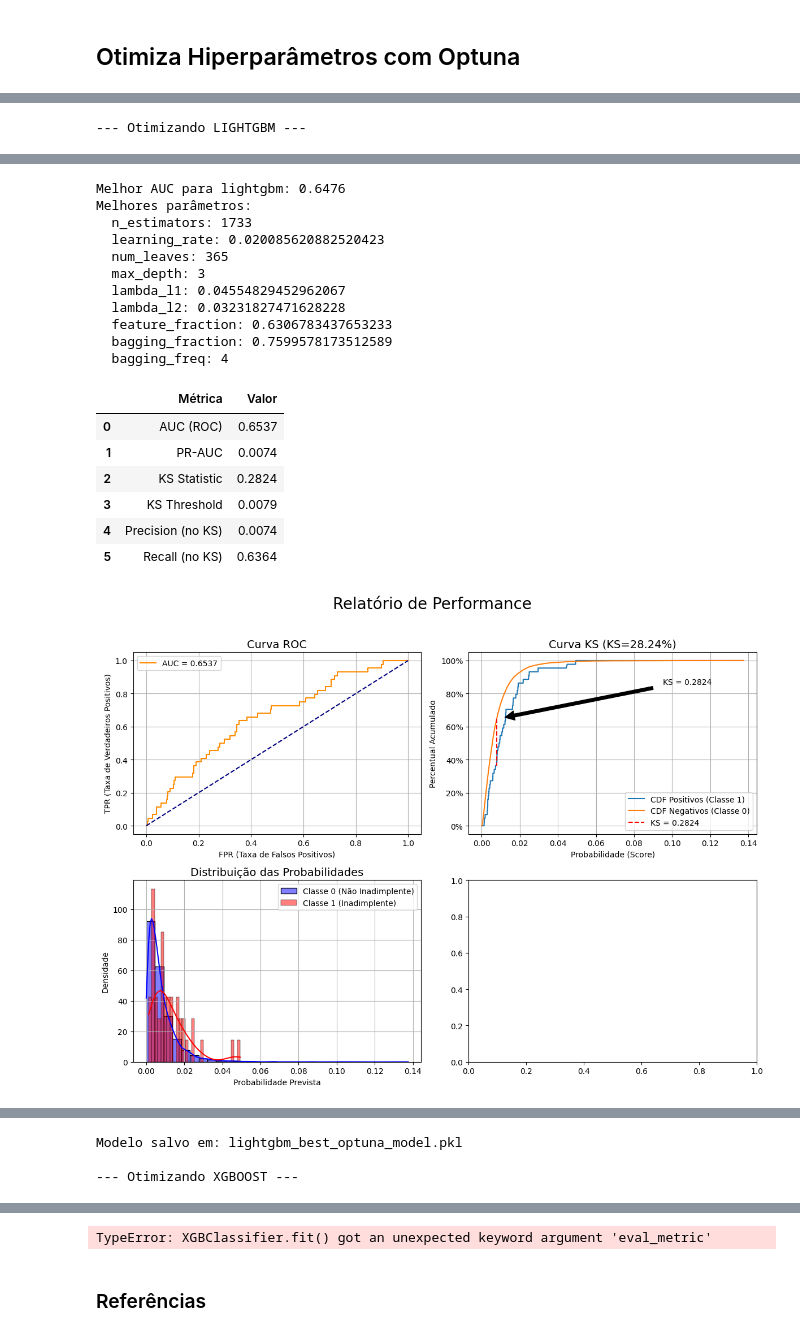
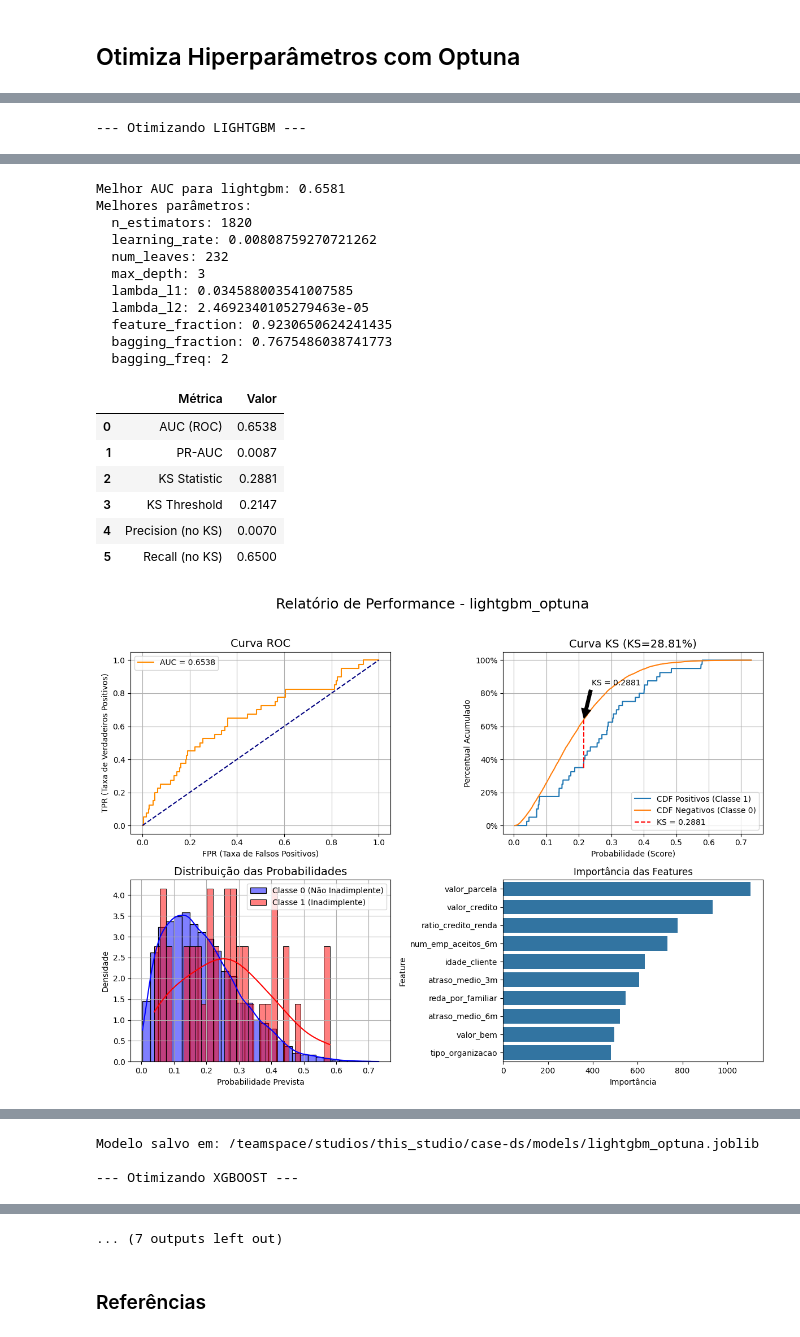
Before and after one commit to JVMergulho/case-ds, a Jupyter notebook: notebooks/criar_modelo.ipynb, the cells around one changed output, grey strips where cells are left out. Drawn from its saved outputs; the diff is of its cells as text; code cells hidden in the pictures.

Commit message:
optimaze with optuna and add psi analyzes

```diff
--- a/notebooks/criar_modelo.ipynb
+++ b/notebooks/criar_modelo.ipynb
@@ -860,4 +864,22 @@ search_spaces = {
         "random_strength": lambda trial: trial.suggest_float("random_strength", 1e-8, 10.0, log=True),
     }
 }
+
+params_lgbm = {
+    'class_weight': 'balanced',
+    'seed': 42,
+    'verbosity': -1  # silencia logs do LightGBM
+}
+
+params_xgboost = {
+    'scale_pos_weight': get_scale_pos_weight(y_train),
+    'seed': 42,
+    'verbosity': 0,         # silencia logs do XGBoost
+}
+
+params_catboost = {
+    'auto_class_weights': 'Balanced',
+    'random_seed': 42,
+    'logging_level': 'Silent'  # manter apenas logging_level
+}
 # %%
@@ -920,7 +938,7 @@ for model_name in search_spaces.keys():
     # Otimiza a função objective, passando os argumentos extras através de um lambda
     study.optimize(
         lambda trial: objective(trial, model_name, X_train, y_train, X_val, y_val),
-        n_trials=40  # Defina o número de tentativas que desejar
+        n_trials=50  # Defina o número de tentativas que desejar
     )
 
     # Guarda os melhores resultados
@@ -937,16 +955,11 @@ for model_name in search_spaces.keys():
     # Instancia o modelo apropriado para o tipo otimizado
     best_params = study.best_trial.params
     if model_name == "lightgbm":
-        model = lgb.LGBMClassifier(objective='binary', metric='auc', verbosity=-1, random_state=42, **best_params)
+        model = lgb.LGBMClassifier(**params_lgbm, **best_params)
     elif model_name == "xgboost":
-        model = xgb.XGBClassifier(objective='binary:logistic', eval_metric='auc', random_state=42, use_label_encoder=False, **best_params)
+        model = xgb.XGBClassifier(**params_xgboost, **best_params)
     elif model_name == "catboost":
-        model = cat.CatBoostClassifier(loss_function='Logloss', eval_metric='AUC', random_seed=42, verbose=0, **best_params)
+        model = cat.CatBoostClassifier(**params_catboost, **best_params)
 
-    # Treina, avalia e plota relatório
-    y_pred_proba, y_pred = fit_and_predict(model)
-    show_report(model, y_test, y_pred_proba)
-
-    # Salva o modelo treinado
-    save_model_and_metrics(model, evaluate_metrics(y_test, y_pred_proba), model_name)
+    run_experiment(model, experiment_name=f"{model_name}_optuna")
 # %% [output]
@@ -972,19 +985,19 @@ for model_name in search_spaces.keys():
-Melhor AUC para lightgbm: 0.6476
+Melhor AUC para lightgbm: 0.6581
 Melhores parâmetros:
-  n_estimators: 1733
-  learning_rate: 0.020085620882520423
-  num_leaves: 365
+  n_estimators: 1820
+  learning_rate: 0.00808759270721262
+  num_leaves: 232
   max_depth: 3
-  lambda_l1: 0.04554829452962067
-  lambda_l2: 0.03231827471628228
-  feature_fraction: 0.6306783437653233
-  bagging_fraction: 0.7599578173512589
-  bagging_freq: 4
+  lambda_l1: 0.034588003541007585
+  lambda_l2: 2.4692340105279463e-05
+  feature_fraction: 0.9230650624241435
+  bagging_fraction: 0.7675486038741773
+  bagging_freq: 2
 |  | Métrica | Valor |
-| 0 | AUC (ROC) | 0.6537 |
-| 1 | PR-AUC | 0.0074 |
-| 2 | KS Statistic | 0.2824 |
-| 3 | KS Threshold | 0.0079 |
-| 4 | Precision (no KS) | 0.0074 |
-| 5 | Recall (no KS) | 0.6364 |
+| 0 | AUC (ROC) | 0.6538 |
+| 1 | PR-AUC | 0.0087 |
+| 2 | KS Statistic | 0.2881 |
+| 3 | KS Threshold | 0.2147 |
+| 4 | Precision (no KS) | 0.0070 |
+| 5 | Recall (no KS) | 0.6500 |
-[figure, old version]
+[figure, new version]
@@ -992,4 +1005,4 @@ Melhores parâmetros:
-Modelo salvo em: lightgbm_best_optuna_model.pkl
+Modelo salvo em: /teamspace/studios/this_studio/case-ds/models/lightgbm_optuna.joblib
 
 --- Otimizando XGBOOST ---
 Parameters: { "use_label_encoder" } are not used.
@@ -1022,4 +1043,4 @@ Melhores parâmetros:
-TypeError: XGBClassifier.fit() got an unexpected keyword argument 'eval_metric'
+... (7 outputs left out)
 # %% [markdown]
 ### Referências
 # %% [markdown]
```
Also changed, not shown: parts of 5 cells of this notebook, 1 other file.
